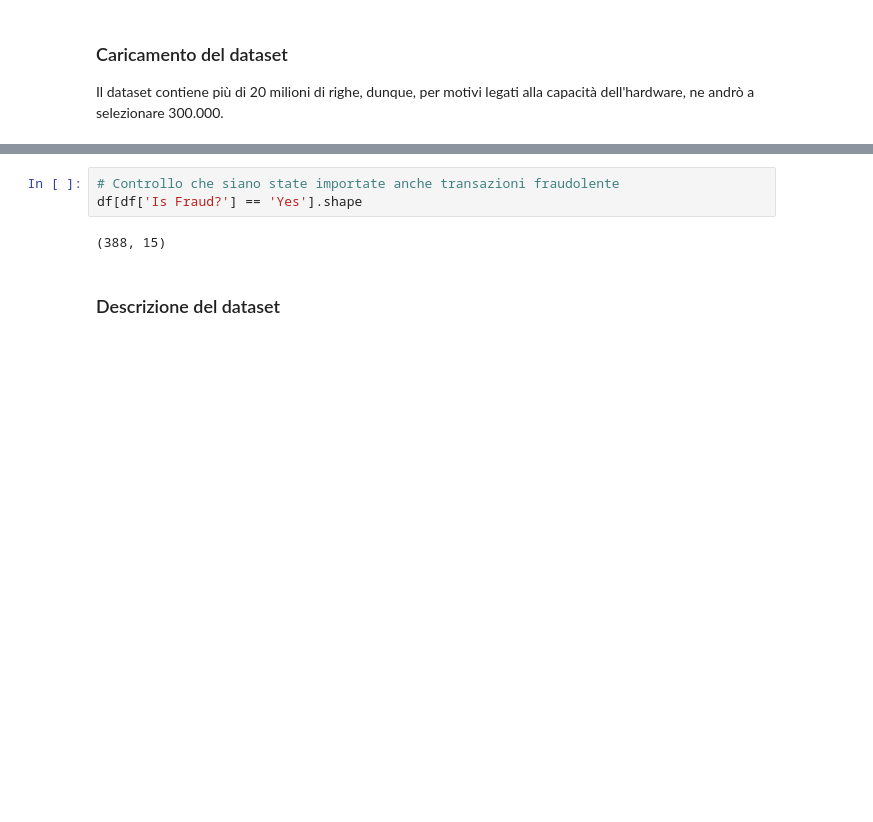
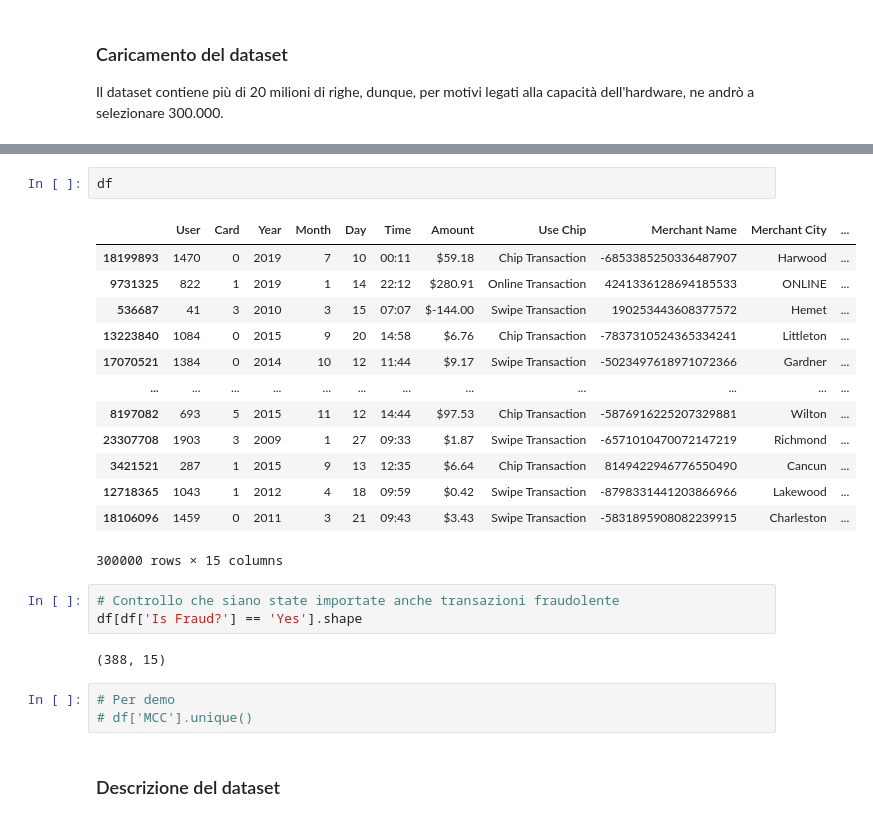
Before and after one commit to marcosantoriello/CCFDetector, a Jupyter notebook: CreditCardFraudDetector.ipynb, the cells around one changed output, grey strips where cells are left out. Saved outputs shown, nothing was run; the diff lists cells and outputs as text; blank space fills up the shorter version.

Commit message:
Update Applicazione Demo

```diff
--- a/CreditCardFraudDetector.ipynb
+++ b/CreditCardFraudDetector.ipynb
@@ -31,11 +31,30 @@ df.head(10)
 | 895801 | 66 | 0 | 2007 | 8 | 21 | 13:02 | $23.25 | Swipe Transaction | 3675785629314646441 | Gonzales | ... |
 | 22902727 | 1880 | 2 | 2010 | 12 | 31 | 01:06 | $486.70 | Swipe Transaction | -3398248499422470718 | Atlantic City | ... |
 | 5845532 | 490 | 5 | 2015 | 11 | 28 | 13:45 | $92.67 | Chip Transaction | 4722913068560264812 | Pompano Beach | ... |
+# %%
+df
+# %% [output]
+|  | User | Card | Year | Month | Day | Time | Amount | Use Chip | Merchant Name | Merchant City | ... |
+| 18199893 | 1470 | 0 | 2019 | 7 | 10 | 00:11 | $59.18 | Chip Transaction | -6853385250336487907 | Harwood | ... |
+| 9731325 | 822 | 1 | 2019 | 1 | 14 | 22:12 | $280.91 | Online Transaction | 4241336128694185533 | ONLINE | ... |
+| 536687 | 41 | 3 | 2010 | 3 | 15 | 07:07 | $-144.00 | Swipe Transaction | 190253443608377572 | Hemet | ... |
+| 13223840 | 1084 | 0 | 2015 | 9 | 20 | 14:58 | $6.76 | Chip Transaction | -7837310524365334241 | Littleton | ... |
+| 17070521 | 1384 | 0 | 2014 | 10 | 12 | 11:44 | $9.17 | Swipe Transaction | -5023497618971072366 | Gardner | ... |
+| ... | ... | ... | ... | ... | ... | ... | ... | ... | ... | ... | ... |
+| 8197082 | 693 | 5 | 2015 | 11 | 12 | 14:44 | $97.53 | Chip Transaction | -5876916225207329881 | Wilton | ... |
+| 23307708 | 1903 | 3 | 2009 | 1 | 27 | 09:33 | $1.87 | Swipe Transaction | -6571010470072147219 | Richmond | ... |
+| 3421521 | 287 | 1 | 2015 | 9 | 13 | 12:35 | $6.64 | Chip Transaction | 8149422946776550490 | Cancun | ... |
+| 12718365 | 1043 | 1 | 2012 | 4 | 18 | 09:59 | $0.42 | Swipe Transaction | -8798331441203866966 | Lakewood | ... |
+| 18106096 | 1459 | 0 | 2011 | 3 | 21 | 09:43 | $3.43 | Swipe Transaction | -5831895908082239915 | Charleston | ... |
+300000 rows × 15 columns
 # %%
 # Controllo che siano state importate anche transazioni fraudolente
 df[df['Is Fraud?'] == 'Yes'].shape
 # %% [output]
 (388, 15)
+# %%
+# Per demo
+# df['MCC'].unique()
 # %% [markdown]
 ### Descrizione del dataset
 # %%
```
Also changed, not shown: parts of 6 cells of this notebook, 3 other files.
